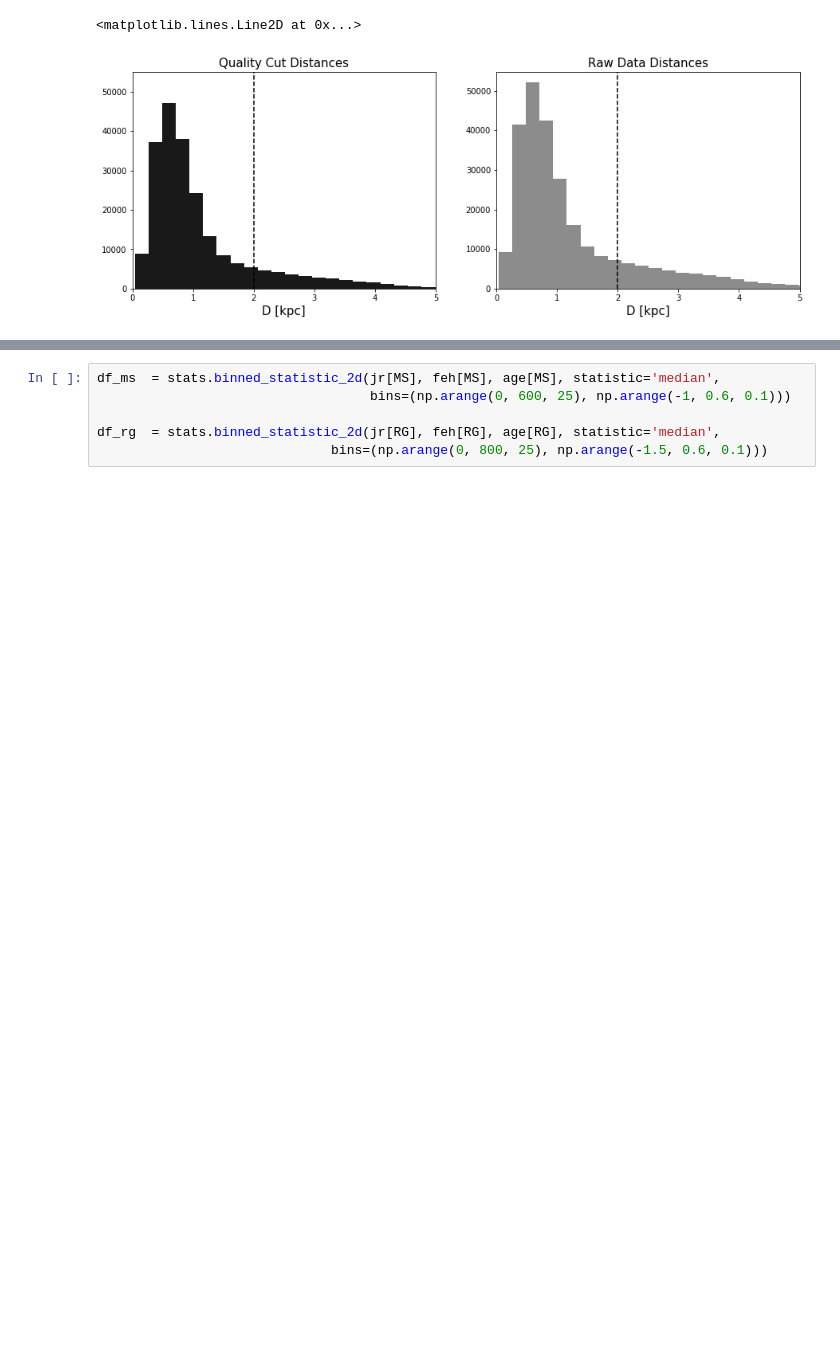
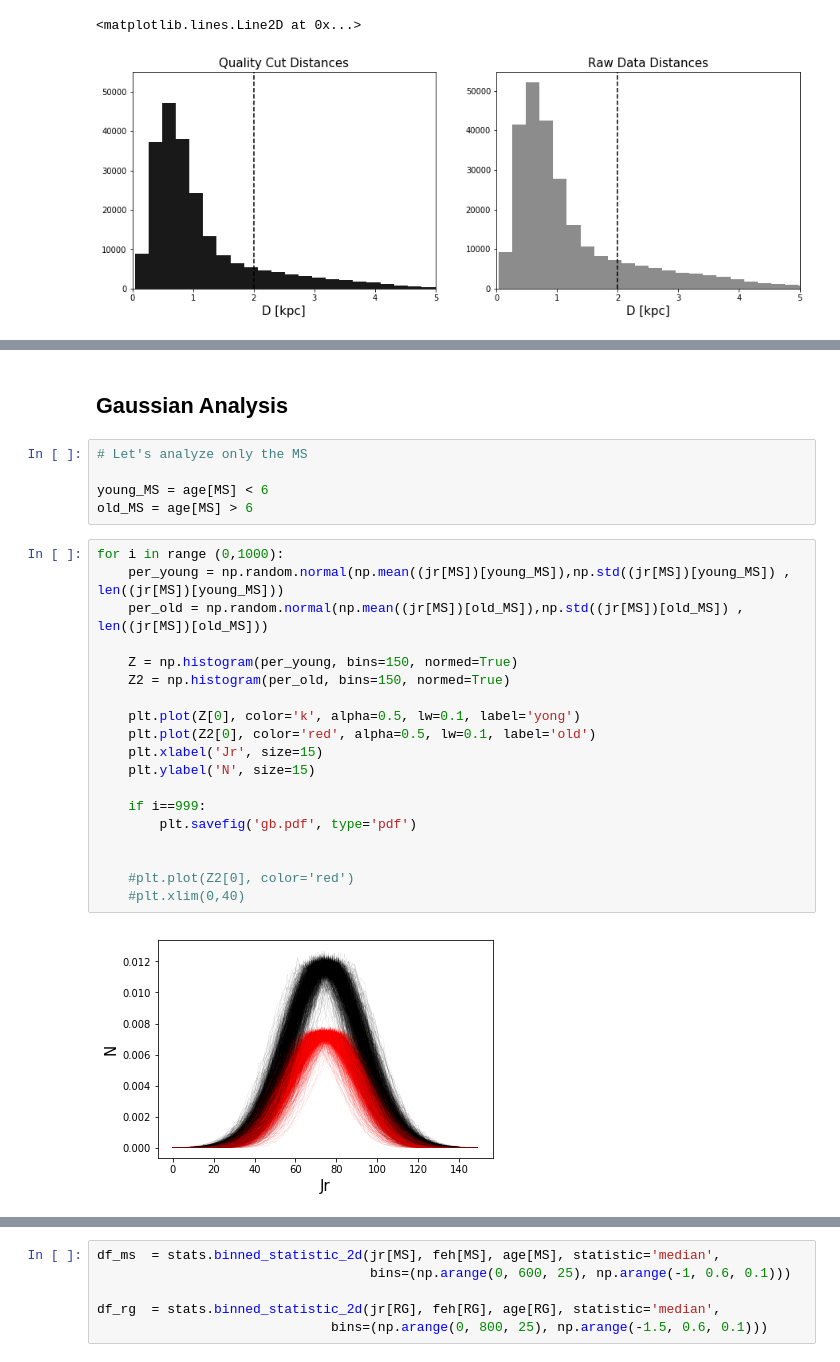
Before and after one commit to AndyTza/modern_astro, a Jupyter notebook: midterm_research/Data Processing.ipynb, the cells around one changed output, grey strips where cells are left out. Drawn from its saved outputs; the diff is of its cells as text; blank space fills up the shorter version.

```diff
--- a/midterm_research/Data Processing.ipynb
+++ b/midterm_research/Data Processing.ipynb
@@ -142,3 +142,31 @@ ax.set_ylabel('$j_{mag}$ - 5$log_{10}$(d)+5', size=17)
 plt.savefig('f3.pdf', type='pdf',bbox_inches='tight')
 # %% [output]
 [drawing not drawn]
+# %% [markdown]
+## Gaussian Analysis
+# %%
+# Let's analyze only the MS
+
+young_MS = age[MS] < 6
+old_MS = age[MS] > 6
+# %%
+for i in range (0,1000):
+    per_young = np.random.normal(np.mean((jr[MS])[young_MS]),np.std((jr[MS])[young_MS]) , len((jr[MS])[young_MS]))
+    per_old = np.random.normal(np.mean((jr[MS])[old_MS]),np.std((jr[MS])[old_MS]) , len((jr[MS])[old_MS]))
+
+    Z = np.histogram(per_young, bins=150, normed=True)
+    Z2 = np.histogram(per_old, bins=150, normed=True)
+
+    plt.plot(Z[0], color='k', alpha=0.5, lw=0.1, label='yong')
+    plt.plot(Z2[0], color='red', alpha=0.5, lw=0.1, label='old')
+    plt.xlabel('Jr', size=15)
+    plt.ylabel('N', size=15)
+
+    if i==999:
+        plt.savefig('gb.pdf', type='pdf')
+
+
+    #plt.plot(Z2[0], color='red')
+    #plt.xlim(0,40)
+# %% [output]
+[figure, added]
```
Also changed, not shown: parts of 8 cells of this notebook, 22 other files.
